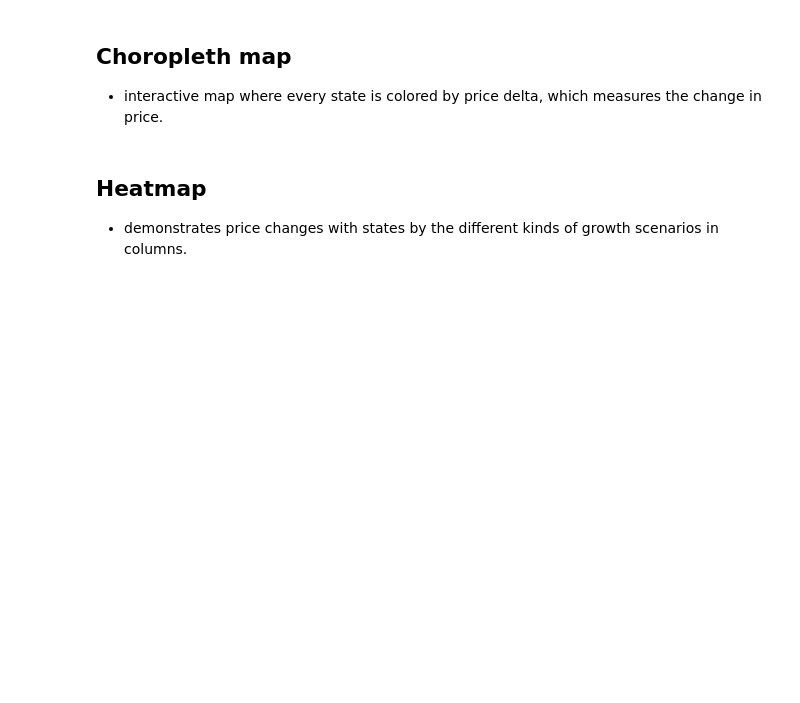
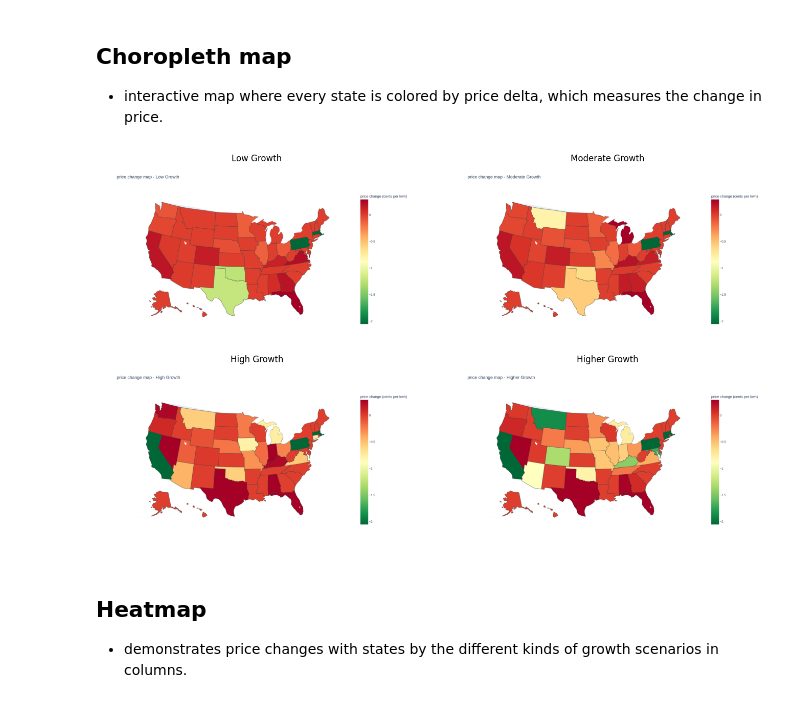
Before and after one commit to JuneWayne/DS4320-Final-Project, a Jupyter notebook: code/pipeline.ipynb, the cells around one changed output. Cells and saved outputs as stored; diff of their text form; code cells hidden in the pictures; blank space fills up the shorter version.

```diff
--- a/code/pipeline.ipynb
+++ b/code/pipeline.ipynb
@@ -634,34 +671,77 @@ done: 208 rows
 ## Choropleth map
 - interactive map where every state is colored by price delta, which measures the change in price.
 # %%
-# choropleth map showing price change per state under each growth scenario
-# use the animation frame to flip between scenarios
 fig = px.choropleth(
     predictions_df,
     locations='state_abb',
     locationmode='USA-states',
     color='price_delta',
     animation_frame='scenario_label',
     scope='usa',
     color_continuous_scale='RdYlGn_r',
     range_color=[
         predictions_df['price_delta'].quantile(0.05),
         predictions_df['price_delta'].quantile(0.95)
     ],
     title='predicted commercial electricity price change under data center growth scenarios',
     labels={'price_delta': 'price change (cents per kwh)', 'scenario_label': 'scenario'},
     hover_data={
         'state_abb':       True,
         'baseline_price':  ':.2f',
         'predicted_price': ':.2f',
         'price_delta':     ':.3f',
         'price_delta_pct': ':.1f'
     }
 )
 fig.update_layout(height=550, coloraxis_colorbar=dict(title='cents per kwh'))
-fig.write_html('../logs/price_impact_map.html')
+fig.write_html('../logs/price_impact_map.html', include_plotlyjs='cdn')
 fig.show()
+
+scenario_labels = ['Low Growth', 'Moderate Growth', 'High Growth', 'Higher Growth']
+scenario_files = []
+
+for label in scenario_labels:
+    one_df = predictions_df[predictions_df['scenario_label'] == label].copy()
+
+    fig_one = px.choropleth(
+        one_df,
+        locations='state_abb',
+        locationmode='USA-states',
+        color='price_delta',
+        scope='usa',
+        color_continuous_scale='RdYlGn_r',
+        range_color=[
+            predictions_df['price_delta'].quantile(0.05),
+            predictions_df['price_delta'].quantile(0.95)
+        ],
+        title=f'price change map - {label}',
+        labels={'price_delta': 'price change (cents per kwh)'}
+    )
+
+    safe_name = label.lower().replace(' ', '_')
+    html_path = f'../logs/price_impact_map_{safe_name}.html'
+    png_path = f'../logs/price_impact_map_{safe_name}.png'
+
+    fig_one.write_html(html_path, include_plotlyjs='cdn')
+    fig_one.write_image(png_path, width=1200, height=700, scale=2)
+
+    scenario_files.append((label, png_path))
+
+fig_m, axes = plt.subplots(2, 2, figsize=(14, 8))
+axes = axes.flatten()
+
+for i, (label, png_path) in enumerate(scenario_files):
+    img = plt.imread(png_path)
+    axes[i].imshow(img)
+    axes[i].set_title(label)
+    axes[i].axis('off')
+
+plt.tight_layout()
+plt.show()
+
 logging.info('choropleth saved')
+# %% [output]
+[figure, added]
 # %% [markdown]
 ## Heatmap
 - demonstrates price changes with states by the different kinds of growth scenarios in columns.
```
Also changed, not shown: parts of 7 cells of this notebook, 22 other files.
